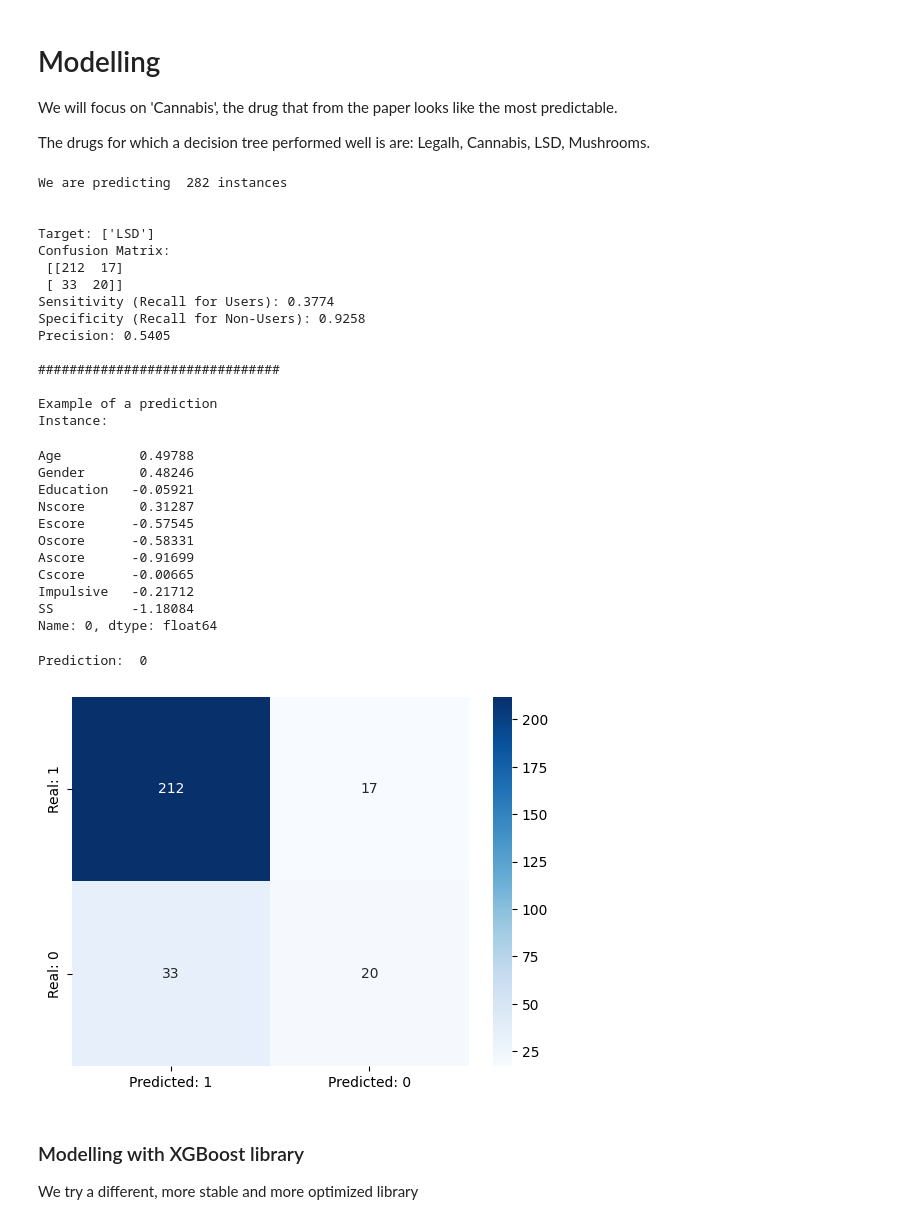
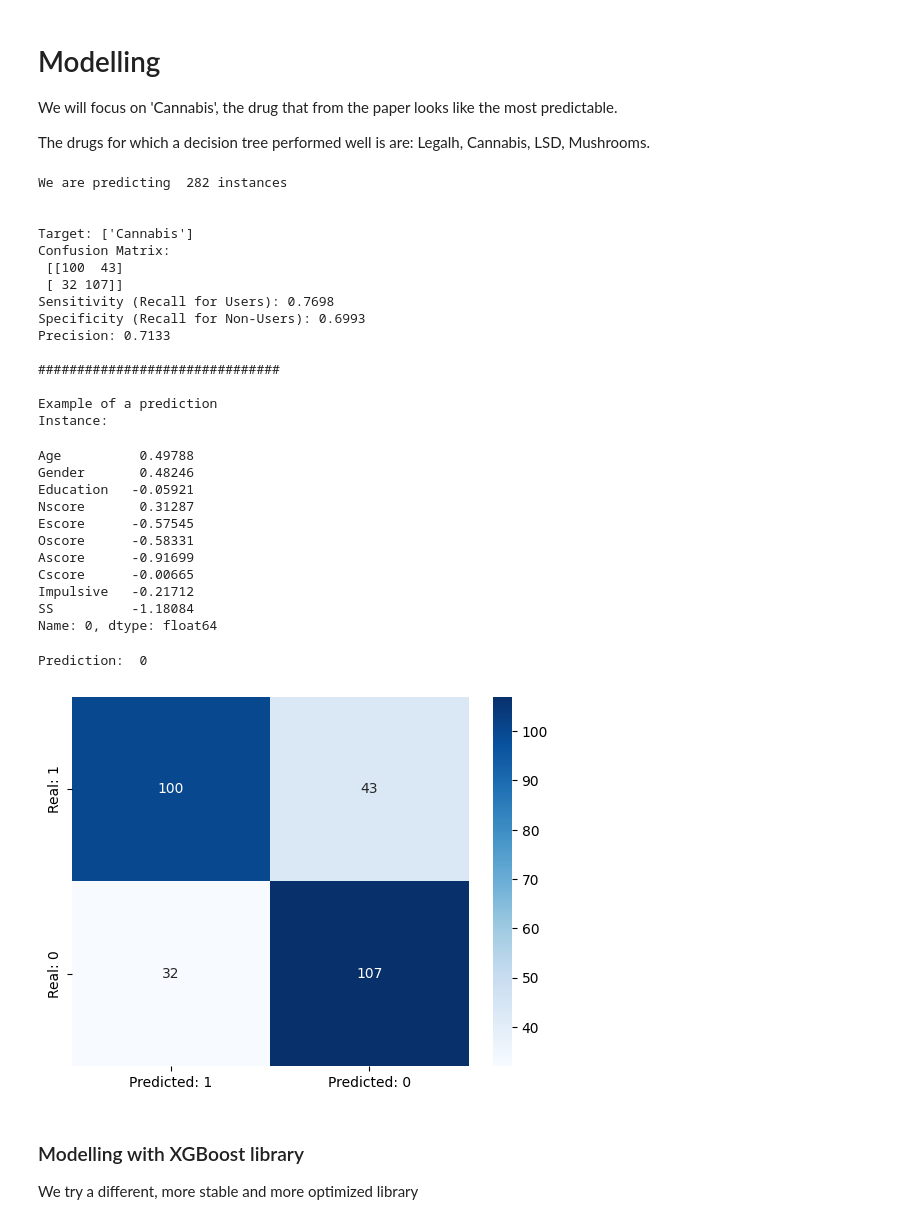
Before and after one commit to salleo0/Project_StatML, a Jupyter notebook: PROJECT_STATML.ipynb, the cells around one changed output. Drawn from its saved outputs; the diff is of its cells as text; code cells hidden in the pictures.

```diff
--- a/PROJECT_STATML.ipynb
+++ b/PROJECT_STATML.ipynb
@@ -229,7 +229,7 @@ We will focus on 'Cannabis', the drug that from the paper looks like the most pr
 
 The drugs for which a decision tree performed well is are: Legalh, Cannabis, LSD, Mushrooms.
 # %%
-target_drug = ['LSD']
+target_drug = ['Cannabis']
 y = data[target_drug]
 X = data[input_features]
 
@@ -267,40 +267,40 @@ print("Confusion Matrix: \n", conf_mat)
 print(f"Sensitivity (Recall for Users): {sensitivity:.4f}")
 print(f"Specificity (Recall for Non-Users): {specificity:.4f}")
 print(f"Precision: {precision:.4f}")
 
 print("\n###############################")
 print("\nExample of a prediction\nInstance: ")
 display(X.iloc[0])
 print("Prediction: ", y_pred[0])
 # %% [output]
 We are predicting  282 instances
 
 
-Target: ['LSD']
+Target: ['Cannabis']
 Confusion Matrix:
- [[212  17]
- [ 33  20]]
-Sensitivity (Recall for Users): 0.3774
-Specificity (Recall for Non-Users): 0.9258
-Precision: 0.5405
+ [[100  43]
+ [ 32 107]]
+Sensitivity (Recall for Users): 0.7698
+Specificity (Recall for Non-Users): 0.6993
+Precision: 0.7133
 
 ###############################
 
 Example of a prediction
 Instance:
 Age          0.49788
 Gender       0.48246
 Education   -0.05921
 Nscore       0.31287
 Escore      -0.57545
 Oscore      -0.58331
 Ascore      -0.91699
 Cscore      -0.00665
 Impulsive   -0.21712
 SS          -1.18084
 Name: 0, dtype: float64
 Prediction:  0
-[figure, old version]
+[figure, new version]
 # %% [markdown]
 ### Modelling with XGBoost library
 We try a different, more stable and more optimized library
```
Also changed, not shown: parts of 10 cells of this notebook.
